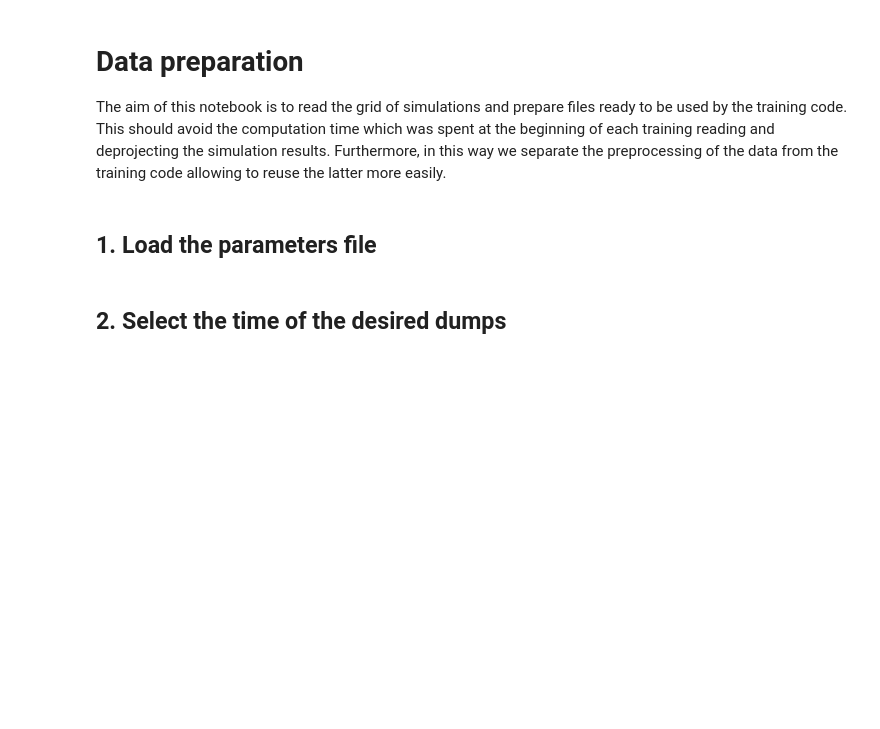
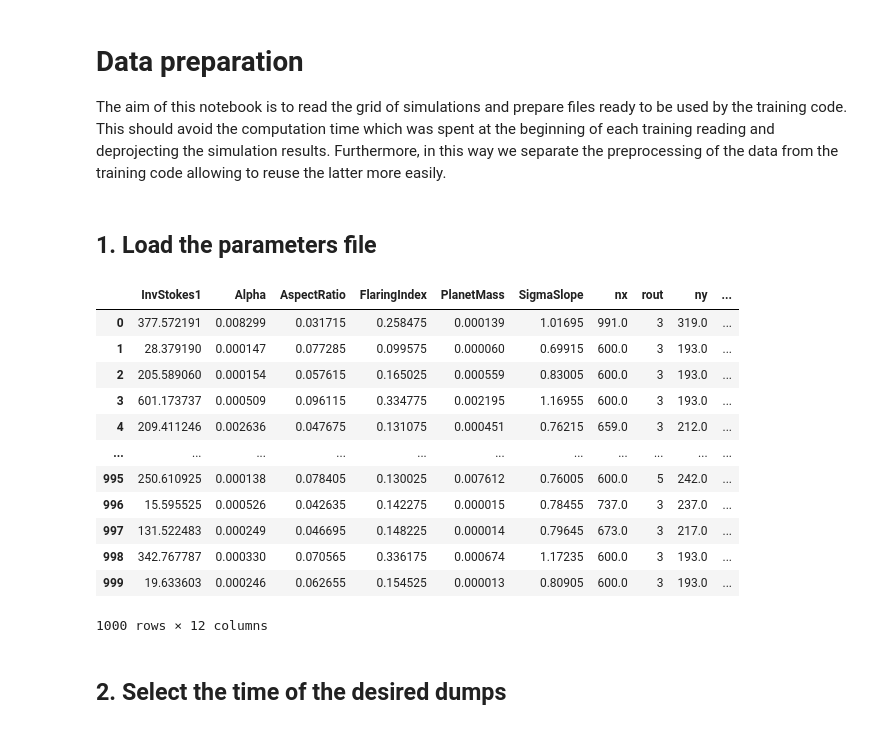
Before and after one commit to dust-busters/DBNets, a Jupyter notebook: training/data_preparation_augm.ipynb, the cells around one changed output. Saved outputs shown, nothing was run; the diff lists cells and outputs as text; code cells hidden in the pictures; blank space fills up the shorter version.

Commit message:
added code for training with multiple parameters

```diff
--- a/training/data_preparation_augm.ipynb
+++ b/training/data_preparation_augm.ipynb
@@ -8,8 +8,24 @@ Furthermore, in this way we separate the preprocessing of the data from the trai
 # %%
 import pandas as pd
 import radiative_transfer as rt
-para = pd.read_csv('../../data/datarun4/param_sampling/run4_complete.csv', index_col=0)
+para = pd.read_csv('../../../../../tesi/main/data/datarun4/downf/labelled_para.csv', index_col=0)
 #para = pd.read_csv('params.csv', index_col=0)
+# %%
+para
+# %% [output]
+|  | InvStokes1 | Alpha | AspectRatio | FlaringIndex | PlanetMass | SigmaSlope | nx | rout | ny | ... |
+| 0 | 377.572191 | 0.008299 | 0.031715 | 0.258475 | 0.000139 | 1.01695 | 991.0 | 3 | 319.0 | ... |
+| 1 | 28.379190 | 0.000147 | 0.077285 | 0.099575 | 0.000060 | 0.69915 | 600.0 | 3 | 193.0 | ... |
+| 2 | 205.589060 | 0.000154 | 0.057615 | 0.165025 | 0.000559 | 0.83005 | 600.0 | 3 | 193.0 | ... |
+| 3 | 601.173737 | 0.000509 | 0.096115 | 0.334775 | 0.002195 | 1.16955 | 600.0 | 3 | 193.0 | ... |
+| 4 | 209.411246 | 0.002636 | 0.047675 | 0.131075 | 0.000451 | 0.76215 | 659.0 | 3 | 212.0 | ... |
+| ... | ... | ... | ... | ... | ... | ... | ... | ... | ... | ... |
+| 995 | 250.610925 | 0.000138 | 0.078405 | 0.130025 | 0.007612 | 0.76005 | 600.0 | 5 | 242.0 | ... |
+| 996 | 15.595525 | 0.000526 | 0.042635 | 0.142275 | 0.000015 | 0.78455 | 737.0 | 3 | 237.0 | ... |
+| 997 | 131.522483 | 0.000249 | 0.046695 | 0.148225 | 0.000014 | 0.79645 | 673.0 | 3 | 217.0 | ... |
+| 998 | 342.767787 | 0.000330 | 0.070565 | 0.336175 | 0.000674 | 1.17235 | 600.0 | 3 | 193.0 | ... |
+| 999 | 19.633603 | 0.000246 | 0.062655 | 0.154525 | 0.000013 | 0.80905 | 600.0 | 3 | 193.0 | ... |
+1000 rows × 12 columns
 # %% [markdown]
 ## 2. Select the time of the desired dumps
 # %%
```
Also changed, not shown: parts of 15 cells of this notebook, 2 other files.
